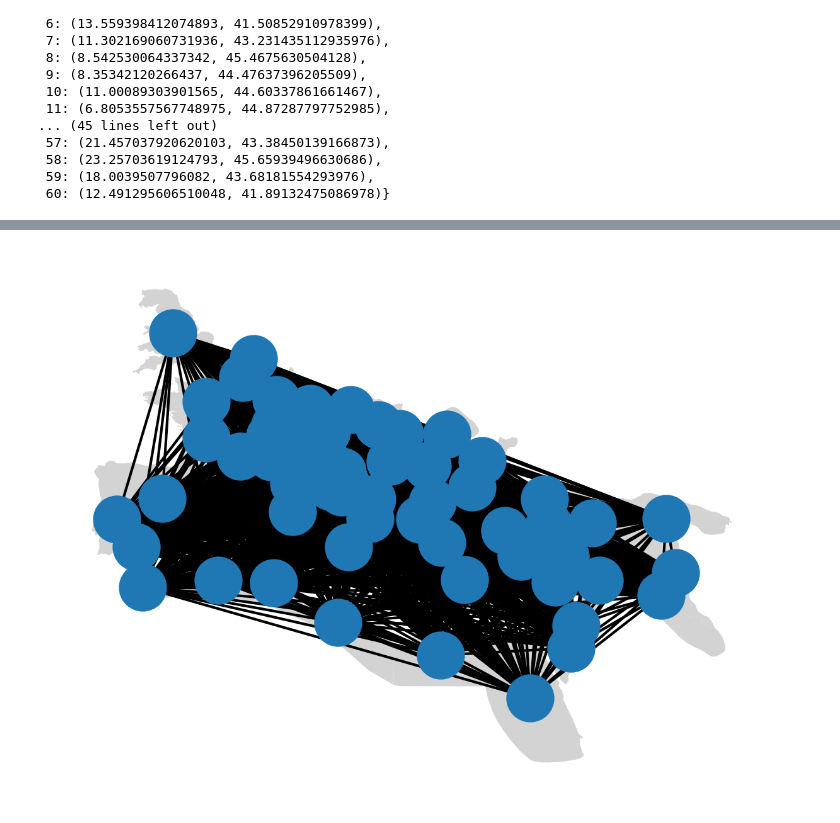
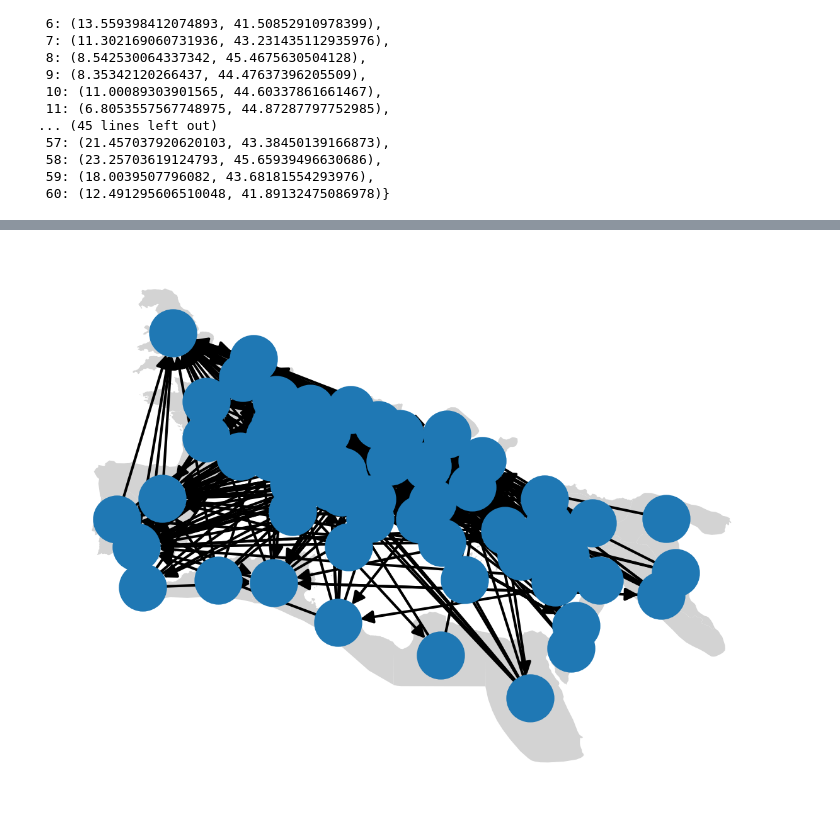
Before and after one commit to sdam-au/EDH_exploration, a Jupyter notebook: scripts/py_PROVINCES-NETWORK.ipynb, the cells around one changed output, grey strips where cells are left out. Drawn from its saved outputs; the diff is of its cells as text; code cells hidden in the pictures.

```diff
--- a/scripts/py_PROVINCES-NETWORK.ipynb
+++ b/scripts/py_PROVINCES-NETWORK.ipynb
@@ -39,3 +96,5 @@ ax.set_axis_off()
+# %%
+G = gnx.GeoDiGraph()
 # %%
-G = nx.complete_graph(len(provinces))
+G.add_nodes_from_gdf(provinces)
 # %%
@@ -64,0 +122,3 @@ centroid_series.tolist()
+# %%
+pronvinces_edges_weighted_tuples = [tuple(el) for el in pronvinces_edges_weighted.values.tolist()]
+pronvinces_edges_weighted_tuples[:10]
@@ -64,0 +136,3 @@ centroid_series.tolist()
+# %%
+G.add_weighted_edges_from(pronvinces_edges_weighted_tuples)
+G.remove_edges_from(nx.selfloop_edges(G))
@@ -112,6 +168,6 @@ gG.get_nodes_as_points()
 # %%
 fig, ax = plt.subplots(figsize=(5.2, 3), dpi=300, tight_layout=True)
 provinces.plot(color="lightgray", ax=ax)
-nx.draw(gG, pos=pos_dict)
+nx.draw(G, pos=pos_dict)
 # %% [output]
-[figure, old version]
+[figure, new version]
```
Also changed, not shown: parts of 22 cells of this notebook, 3 other files.
